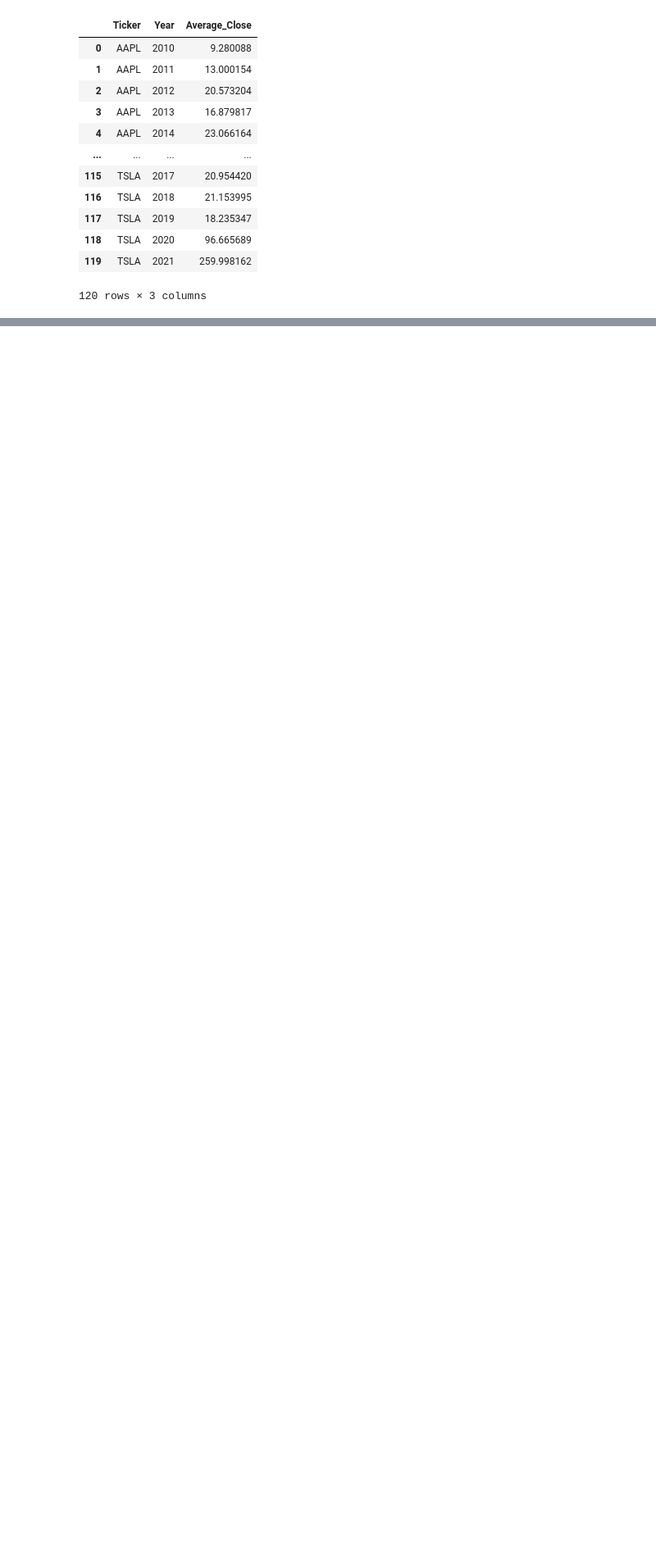
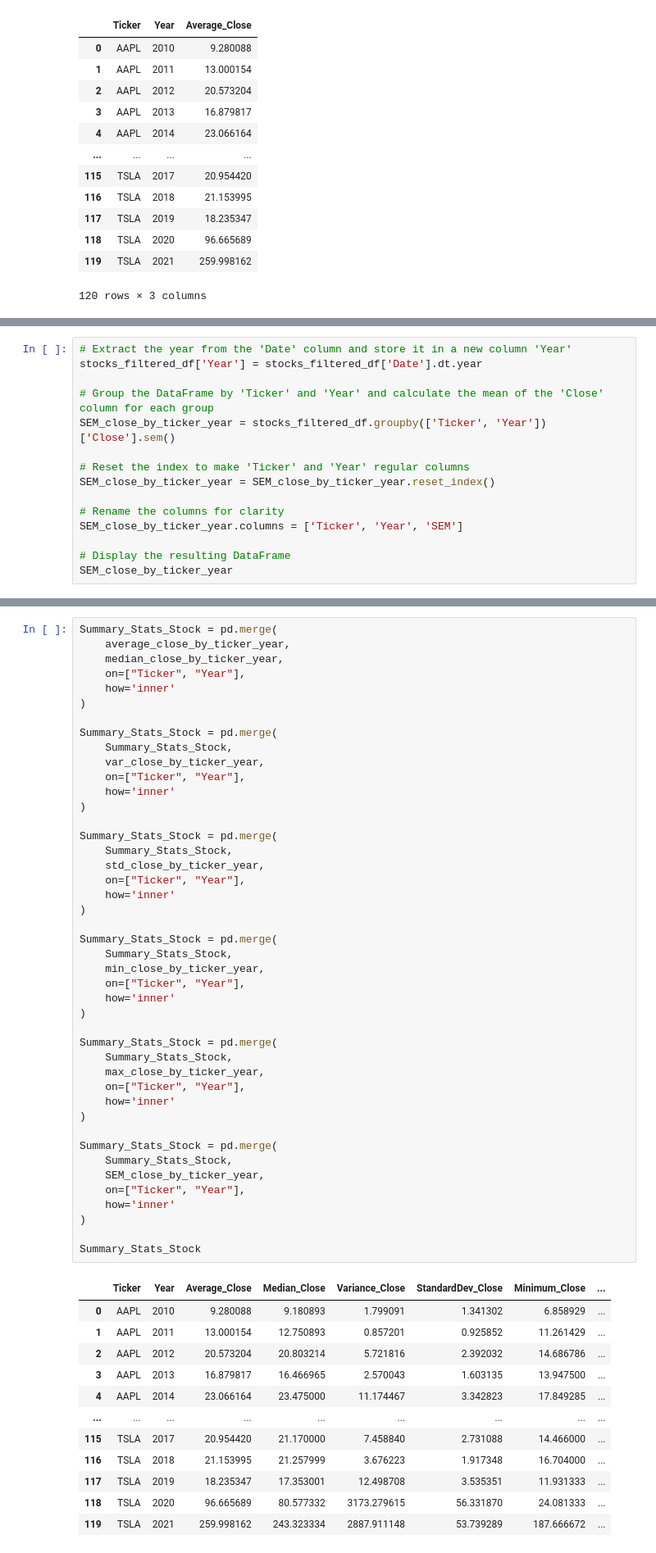
Before and after one commit to salvarenga25/StockMarket_Project, a Jupyter notebook: Stock_Analysis(Closing_Prices).ipynb, the cells around one changed output, grey strips where cells are left out. Shown at 82% size. Drawn from its saved outputs; the diff is of its cells as text; blank space fills up the shorter version.

Commit message:
stats analysis done

```diff
--- a/Stock_Analysis(Closing_Prices).ipynb
+++ b/Stock_Analysis(Closing_Prices).ipynb
@@ -122,0 +348,15 @@ See the caveats in the documentation: https://pandas.pydata.org/pandas-docs/stab
+# %%
+# Extract the year from the 'Date' column and store it in a new column 'Year'
+stocks_filtered_df['Year'] = stocks_filtered_df['Date'].dt.year
+
+# Group the DataFrame by 'Ticker' and 'Year' and calculate the mean of the 'Close' column for each group
+SEM_close_by_ticker_year = stocks_filtered_df.groupby(['Ticker', 'Year'])['Close'].sem()
+
+# Reset the index to make 'Ticker' and 'Year' regular columns
+SEM_close_by_ticker_year = SEM_close_by_ticker_year.reset_index()
+
+# Rename the columns for clarity
+SEM_close_by_ticker_year.columns = ['Ticker', 'Year', 'SEM']
+
+# Display the resulting DataFrame
+SEM_close_by_ticker_year
@@ -122,0 +382,57 @@ See the caveats in the documentation: https://pandas.pydata.org/pandas-docs/stab
+# %%
+Summary_Stats_Stock = pd.merge(
+    average_close_by_ticker_year,
+    median_close_by_ticker_year,
+    on=["Ticker", "Year"],
+    how='inner'
+)
+
+Summary_Stats_Stock = pd.merge(
+    Summary_Stats_Stock,
+    var_close_by_ticker_year,
+    on=["Ticker", "Year"],
+    how='inner'
+)
+
+Summary_Stats_Stock = pd.merge(
+    Summary_Stats_Stock,
+    std_close_by_ticker_year,
+    on=["Ticker", "Year"],
+    how='inner'
+)
+
+Summary_Stats_Stock = pd.merge(
+    Summary_Stats_Stock,
+    min_close_by_ticker_year,
+    on=["Ticker", "Year"],
+    how='inner'
+)
+
+Summary_Stats_Stock = pd.merge(
+    Summary_Stats_Stock,
+    max_close_by_ticker_year,
+    on=["Ticker", "Year"],
+    how='inner'
+)
+
+Summary_Stats_Stock = pd.merge(
+    Summary_Stats_Stock,
+    SEM_close_by_ticker_year,
+    on=["Ticker", "Year"],
+    how='inner'
+)
+
+Summary_Stats_Stock
+# %% [output]
+|  | Ticker | Year | Average_Close | Median_Close | Variance_Close | StandardDev_Close | Minimum_Close | ... |
+| 0 | AAPL | 2010 | 9.280088 | 9.180893 | 1.799091 | 1.341302 | 6.858929 | ... |
+| 1 | AAPL | 2011 | 13.000154 | 12.750893 | 0.857201 | 0.925852 | 11.261429 | ... |
+| 2 | AAPL | 2012 | 20.573204 | 20.803214 | 5.721816 | 2.392032 | 14.686786 | ... |
+| 3 | AAPL | 2013 | 16.879817 | 16.466965 | 2.570043 | 1.603135 | 13.947500 | ... |
+| 4 | AAPL | 2014 | 23.066164 | 23.475000 | 11.174467 | 3.342823 | 17.849285 | ... |
+| ... | ... | ... | ... | ... | ... | ... | ... | ... |
+| 115 | TSLA | 2017 | 20.954420 | 21.170000 | 7.458840 | 2.731088 | 14.466000 | ... |
+| 116 | TSLA | 2018 | 21.153995 | 21.257999 | 3.676223 | 1.917348 | 16.704000 | ... |
+| 117 | TSLA | 2019 | 18.235347 | 17.353001 | 12.498708 | 3.535351 | 11.931333 | ... |
+| 118 | TSLA | 2020 | 96.665689 | 80.577332 | 3173.279615 | 56.331870 | 24.081333 | ... |
+| 119 | TSLA | 2021 | 259.998162 | 243.323334 | 2887.911148 | 53.739289 | 187.666672 | ... |
```
Also changed, not shown: parts of 11 cells of this notebook, 1 other file.
